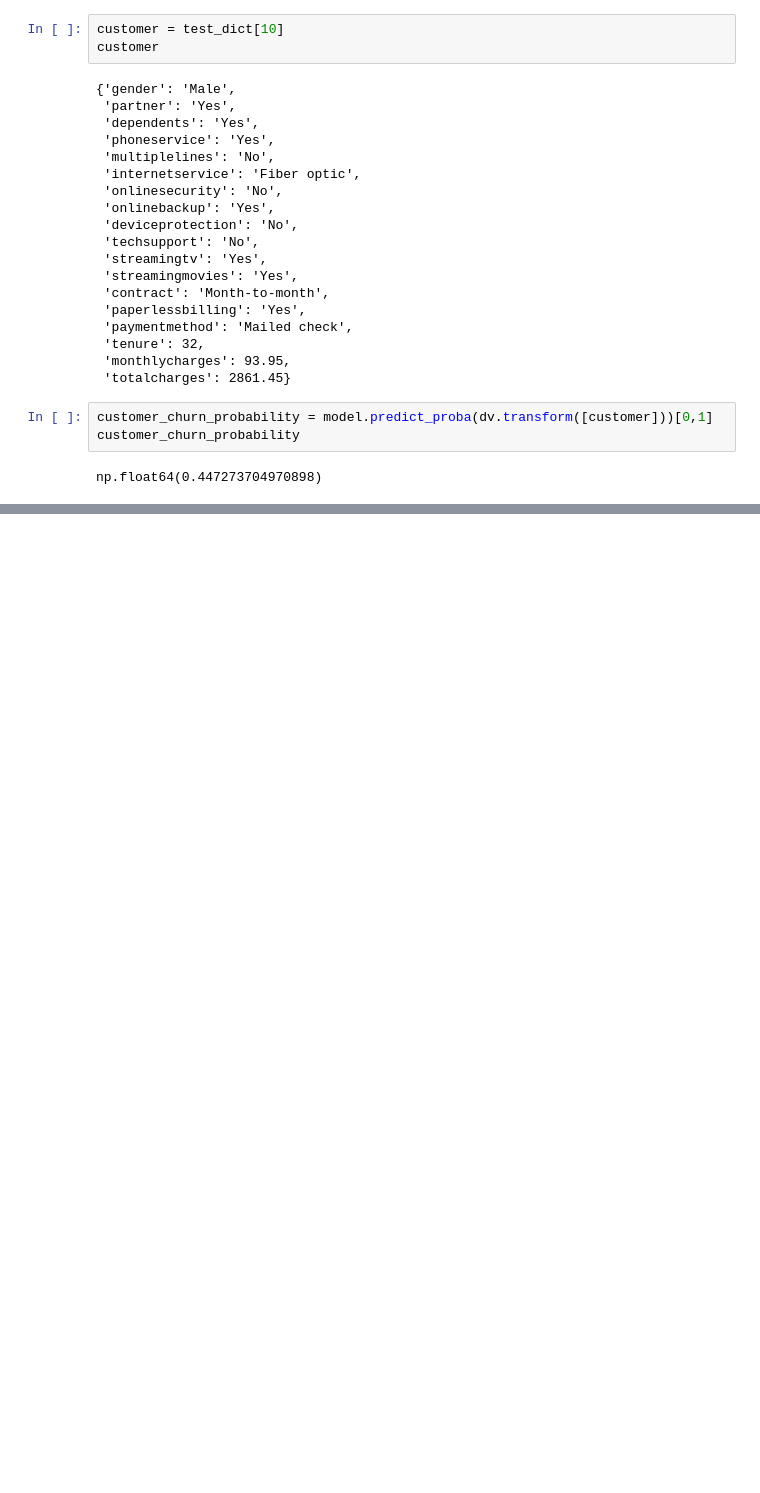
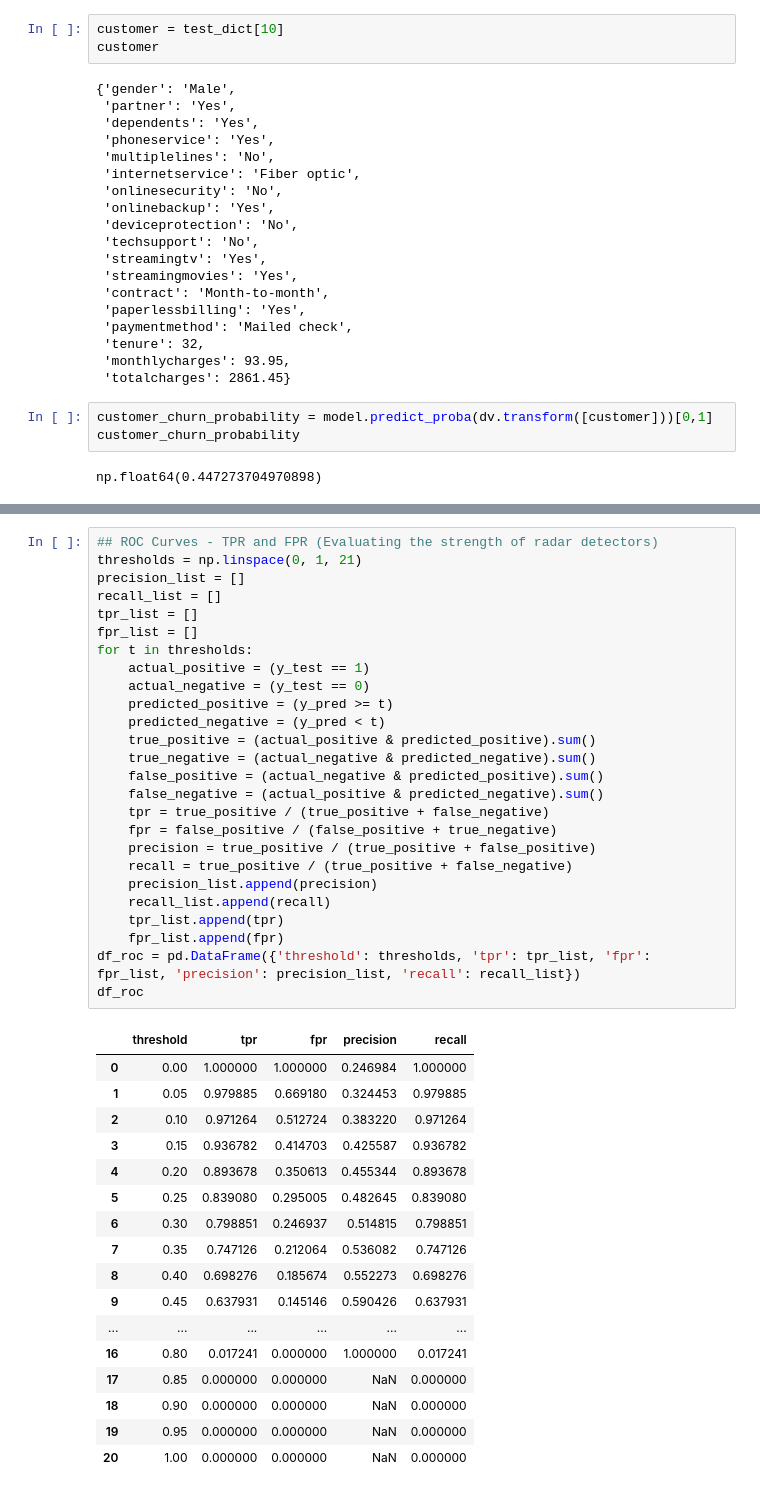
Before and after one commit to Ashwin-EU/Machine-Learning-Refresher, a Jupyter notebook: 03-Classification/classification.ipynb, the cells around one changed output, grey strips where cells are left out. Saved outputs shown, nothing was run; the diff lists cells and outputs as text; blank space fills up the shorter version.

```diff
--- a/03-Classification/classification.ipynb
+++ b/03-Classification/classification.ipynb
@@ -364,0 +446,44 @@ np.float64(0.447273704970898)
+# %%
+## ROC Curves - TPR and FPR (Evaluating the strength of radar detectors)
+thresholds = np.linspace(0, 1, 21)
+precision_list = []
+recall_list = []
+tpr_list = []
+fpr_list = []
+for t in thresholds:
+    actual_positive = (y_test == 1)
+    actual_negative = (y_test == 0)
+    predicted_positive = (y_pred >= t)
+    predicted_negative = (y_pred < t)
+    true_positive = (actual_positive & predicted_positive).sum()
+    true_negative = (actual_negative & predicted_negative).sum()
+    false_positive = (actual_negative & predicted_positive).sum()
+    false_negative = (actual_positive & predicted_negative).sum()
+    tpr = true_positive / (true_positive + false_negative)
+    fpr = false_positive / (false_positive + true_negative)
+    precision = true_positive / (true_positive + false_positive)
+    recall = true_positive / (true_positive + false_negative)
+    precision_list.append(precision)
+    recall_list.append(recall)
+    tpr_list.append(tpr)
+    fpr_list.append(fpr)
+df_roc = pd.DataFrame({'threshold': thresholds, 'tpr': tpr_list, 'fpr': fpr_list, 'precision': precision_list, 'recall': recall_list})
+df_roc
+# %% [output]
+|  | threshold | tpr | fpr | precision | recall |
+| 0 | 0.00 | 1.000000 | 1.000000 | 0.246984 | 1.000000 |
+| 1 | 0.05 | 0.979885 | 0.669180 | 0.324453 | 0.979885 |
+| 2 | 0.10 | 0.971264 | 0.512724 | 0.383220 | 0.971264 |
+| 3 | 0.15 | 0.936782 | 0.414703 | 0.425587 | 0.936782 |
+| 4 | 0.20 | 0.893678 | 0.350613 | 0.455344 | 0.893678 |
+| 5 | 0.25 | 0.839080 | 0.295005 | 0.482645 | 0.839080 |
+| 6 | 0.30 | 0.798851 | 0.246937 | 0.514815 | 0.798851 |
+| 7 | 0.35 | 0.747126 | 0.212064 | 0.536082 | 0.747126 |
+| 8 | 0.40 | 0.698276 | 0.185674 | 0.552273 | 0.698276 |
+| 9 | 0.45 | 0.637931 | 0.145146 | 0.590426 | 0.637931 |
+| ... | ... | ... | ... | ... | ... |
+| 16 | 0.80 | 0.017241 | 0.000000 | 1.000000 | 0.017241 |
+| 17 | 0.85 | 0.000000 | 0.000000 | NaN | 0.000000 |
+| 18 | 0.90 | 0.000000 | 0.000000 | NaN | 0.000000 |
+| 19 | 0.95 | 0.000000 | 0.000000 | NaN | 0.000000 |
+| 20 | 1.00 | 0.000000 | 0.000000 | NaN | 0.000000 |
```
Also changed, not shown: parts of 10 cells of this notebook.
